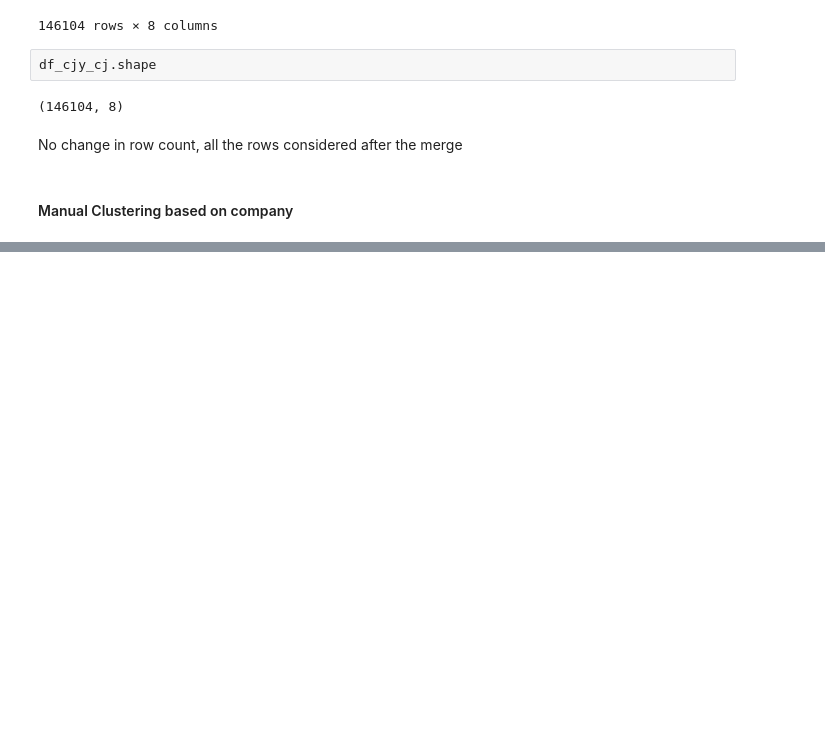
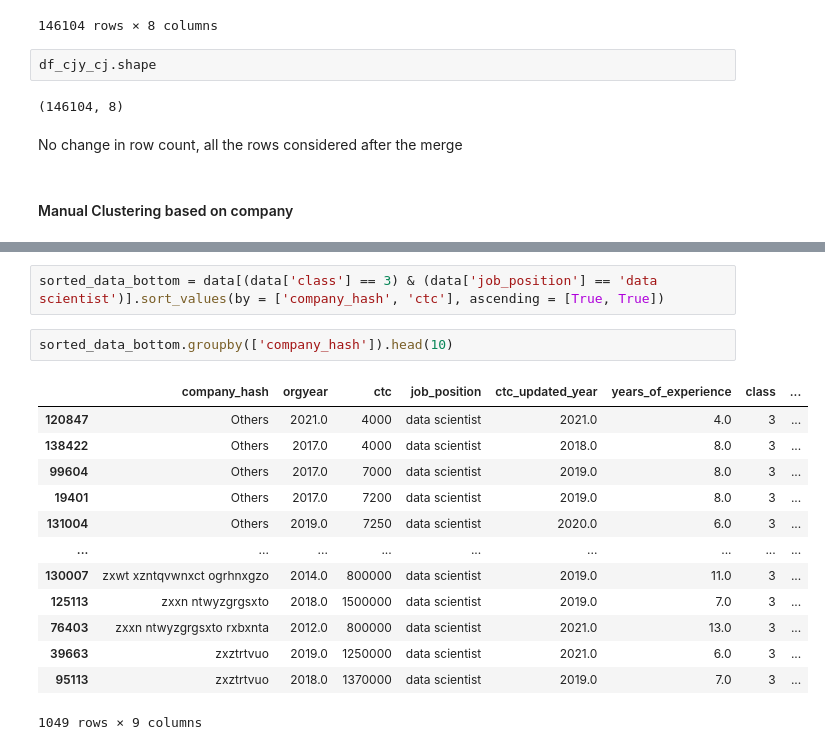
Before and after one commit to mayankbrn/9.12_Clustering_learners, a Jupyter notebook: Clustering_learners.ipynb, the cells around one changed output, grey strips where cells are left out. Saved outputs shown, nothing was run; the diff lists cells and outputs as text; blank space fills up the shorter version.

```diff
--- a/Clustering_learners.ipynb
+++ b/Clustering_learners.ipynb
@@ -969,0 +1146,18 @@ No change in row count, all the rows considered after the merge
+# %%
+sorted_data_bottom = data[(data['class'] == 3) & (data['job_position'] == 'data scientist')].sort_values(by = ['company_hash', 'ctc'], ascending = [True, True])
+# %%
+sorted_data_bottom.groupby(['company_hash']).head(10)
+# %% [output]
+|  | company_hash | orgyear | ctc | job_position | ctc_updated_year | years_of_experience | class | ... |
+| 120847 | Others | 2021.0 | 4000 | data scientist | 2021.0 | 4.0 | 3 | ... |
+| 138422 | Others | 2017.0 | 4000 | data scientist | 2018.0 | 8.0 | 3 | ... |
+| 99604 | Others | 2017.0 | 7000 | data scientist | 2019.0 | 8.0 | 3 | ... |
+| 19401 | Others | 2017.0 | 7200 | data scientist | 2019.0 | 8.0 | 3 | ... |
+| 131004 | Others | 2019.0 | 7250 | data scientist | 2020.0 | 6.0 | 3 | ... |
+| ... | ... | ... | ... | ... | ... | ... | ... | ... |
+| 130007 | zxwt xzntqvwnxct ogrhnxgzo | 2014.0 | 800000 | data scientist | 2019.0 | 11.0 | 3 | ... |
+| 125113 | zxxn ntwyzgrgsxto | 2018.0 | 1500000 | data scientist | 2019.0 | 7.0 | 3 | ... |
+| 76403 | zxxn ntwyzgrgsxto rxbxnta | 2012.0 | 800000 | data scientist | 2021.0 | 13.0 | 3 | ... |
+| 39663 | zxztrtvuo | 2019.0 | 1250000 | data scientist | 2021.0 | 6.0 | 3 | ... |
+| 95113 | zxztrtvuo | 2018.0 | 1370000 | data scientist | 2019.0 | 7.0 | 3 | ... |
+1049 rows × 9 columns
```
Also changed, not shown: parts of 34 cells of this notebook.
